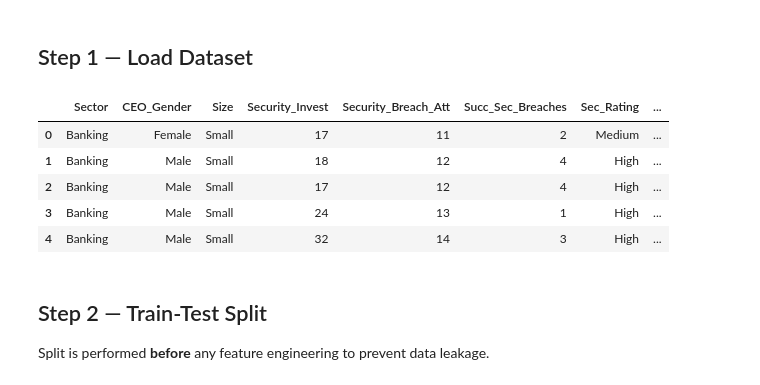
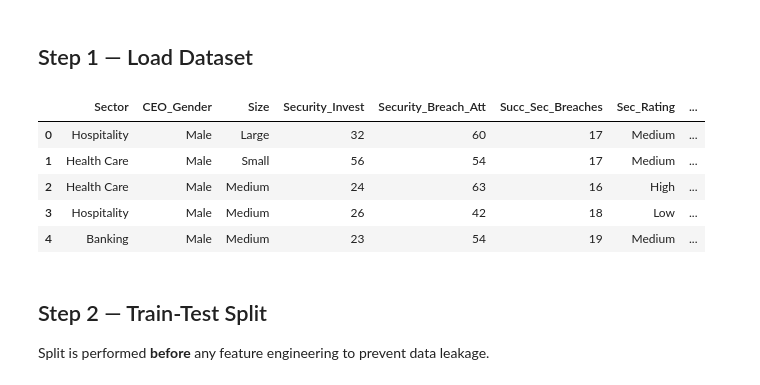
Before and after one commit to eddiejaques/ml-code-samples, a Jupyter notebook: Security Breaches Dataset/data_linear_regression_large_dataset.ipynb, the cells around one changed output. Saved outputs shown, nothing was run; the diff lists cells and outputs as text; code cells hidden in the pictures.

```diff
--- a/Security Breaches Dataset/data_linear_regression_large_dataset.ipynb
+++ b/Security Breaches Dataset/data_linear_regression_large_dataset.ipynb
@@ -37,20 +37,20 @@ Data sourced from `security_data_10000.csv` (synthetic data generated from origi
 # %%
 #LOAD THE DATASET
 
 
 import pandas as pd
 import numpy as np
 
-security_df = pd.read_csv("https://raw.githubusercontent.com/eddiejaques/ml-code-samples/refs/heads/main/Security%20Breaches%20Dataset/security_data.csv")
+security_df = pd.read_csv("https://raw.githubusercontent.com/eddiejaques/ml-code-samples/refs/heads/main/Security%20Breaches%20Dataset/security_data_10000V2.csv")
 
 security_df.head()
 # %% [output]
 |  | Sector | CEO_Gender | Size | Security_Invest | Security_Breach_Att | Succ_Sec_Breaches | Sec_Rating | ... |
-| 0 | Banking | Female | Small | 17 | 11 | 2 | Medium | ... |
-| 1 | Banking | Male | Small | 18 | 12 | 4 | High | ... |
-| 2 | Banking | Male | Small | 17 | 12 | 4 | High | ... |
-| 3 | Banking | Male | Small | 24 | 13 | 1 | High | ... |
-| 4 | Banking | Male | Small | 32 | 14 | 3 | High | ... |
+| 0 | Hospitality | Male | Large | 32 | 60 | 17 | Medium | ... |
+| 1 | Health Care | Male | Small | 56 | 54 | 17 | Medium | ... |
+| 2 | Health Care | Male | Medium | 24 | 63 | 16 | High | ... |
+| 3 | Hospitality | Male | Medium | 26 | 42 | 18 | Low | ... |
+| 4 | Banking | Male | Medium | 23 | 54 | 19 | Medium | ... |
 # %% [markdown]
 ## Step 2 — Train-Test Split
 Split is performed **before** any feature engineering to prevent data leakage.
```
Also changed, not shown: parts of 17 cells of this notebook, 1 other file.
